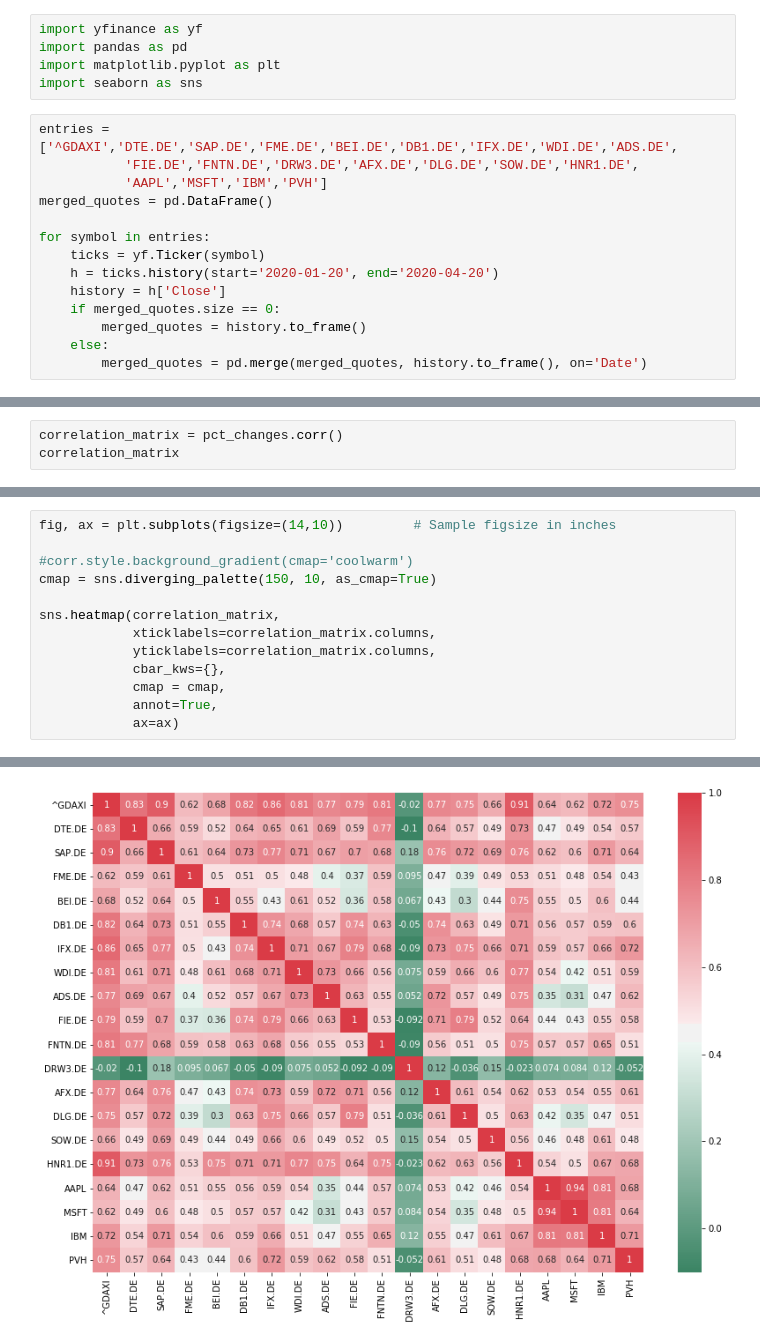
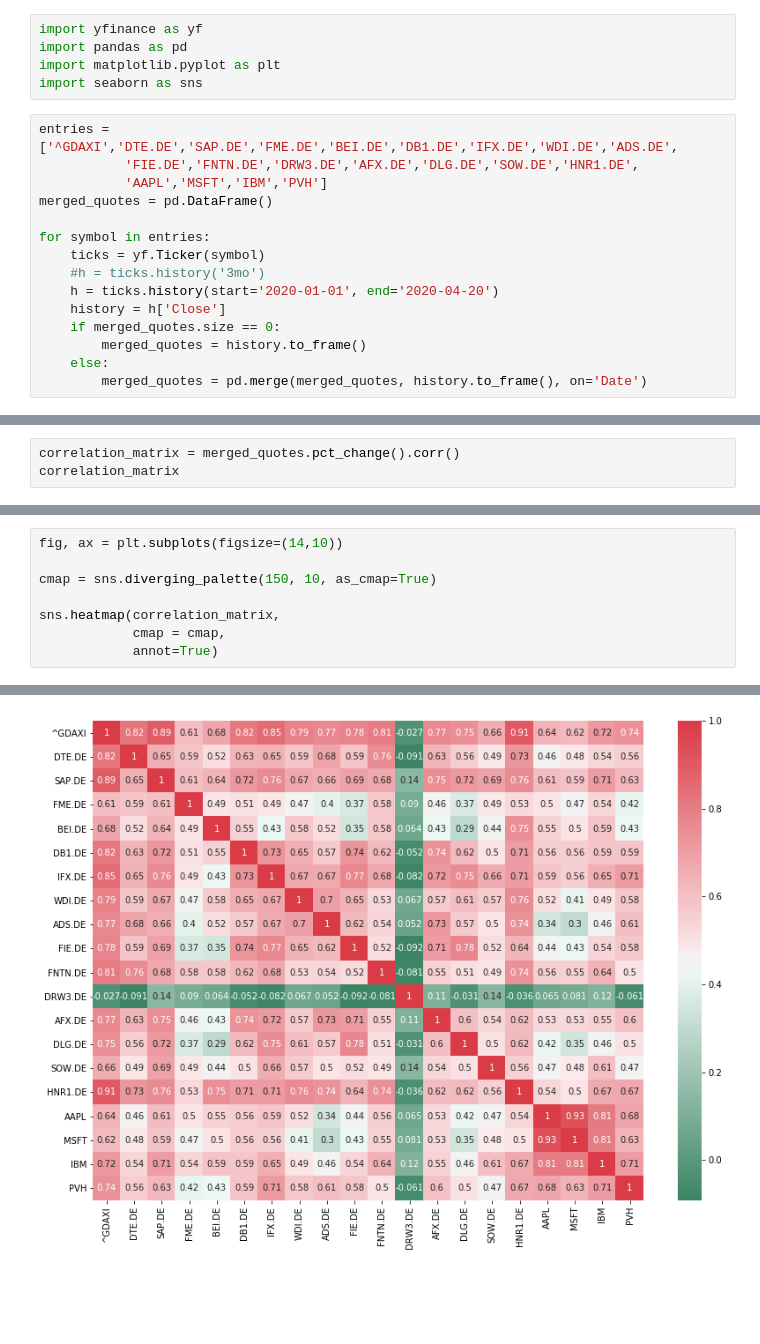
Before and after one commit to ds4pf/correlation-in-python, a Jupyter notebook: correlation-ip-yfin.ipynb, the cells around one changed output, grey strips where cells are left out. Cells and saved outputs as stored; diff of their text form; blank space fills up the shorter version.

Commit message:
fine tuning and additional comment for history

```diff
--- a/correlation-ip-yfin.ipynb
+++ b/correlation-ip-yfin.ipynb
@@ -11,7 +11,8 @@ merged_quotes = pd.DataFrame()
 
 for symbol in entries:
     ticks = yf.Ticker(symbol)
-    h = ticks.history(start='2020-01-20', end='2020-04-20')
+    #h = ticks.history('3mo')
+    h = ticks.history(start='2020-01-01', end='2020-04-20')
     history = h['Close']
     if merged_quotes.size == 0:
         merged_quotes = history.to_frame()
@@ -42,5 +39,5 @@ for e in entries:
 # %%
-correlation_matrix = pct_changes.corr()
+correlation_matrix = merged_quotes.pct_change().corr()
 correlation_matrix
 # %% [output]
 |  | ^GDAXI | DTE.DE | SAP.DE | FME.DE | BEI.DE | DB1.DE | IFX.DE | WDI.DE | ADS.DE | FIE.DE | FNTN.DE | ... |
@@ -63,16 +60,11 @@ correlation_matrix
 # %%
-fig, ax = plt.subplots(figsize=(14,10))         # Sample figsize in inches
+fig, ax = plt.subplots(figsize=(14,10))
 
-#corr.style.background_gradient(cmap='coolwarm')
 cmap = sns.diverging_palette(150, 10, as_cmap=True)
 
 sns.heatmap(correlation_matrix,
-            xticklabels=correlation_matrix.columns,
-            yticklabels=correlation_matrix.columns,
-            cbar_kws={},
             cmap = cmap,
-            annot=True,
-            ax=ax)
+            annot=True)
 # %% [output]
 <matplotlib.axes._subplots.AxesSubplot at 0x...>
-[figure, old version]
+[figure, new version]
```
Also changed, not shown: parts of 3 cells of this notebook.
